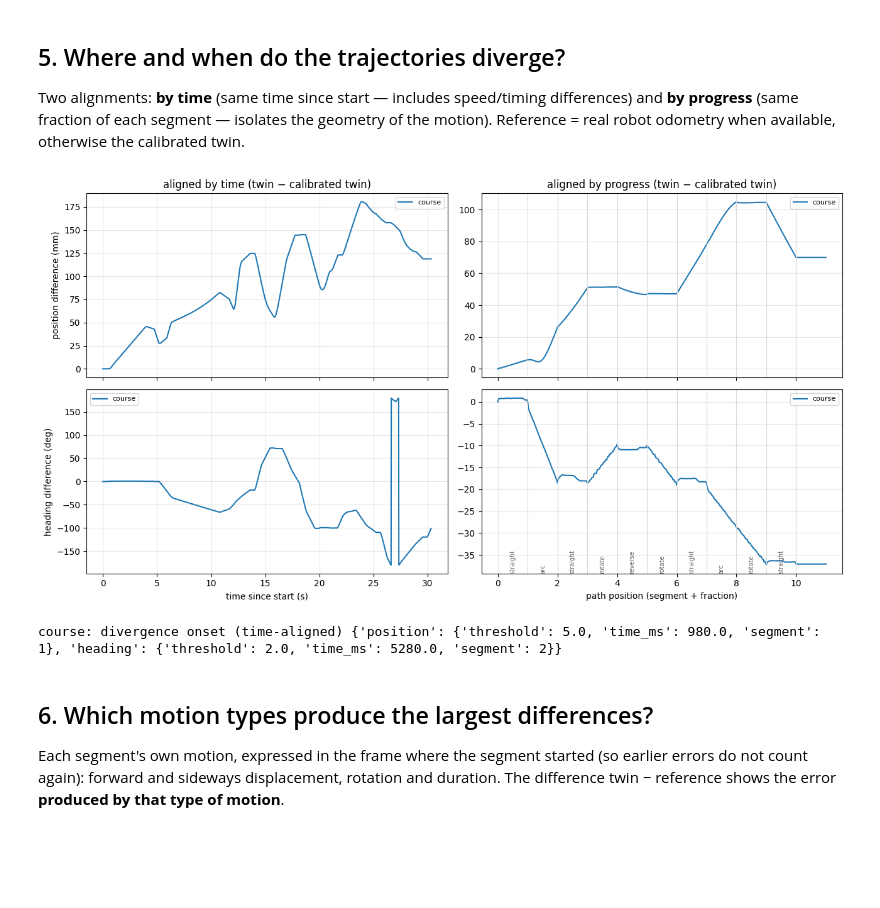
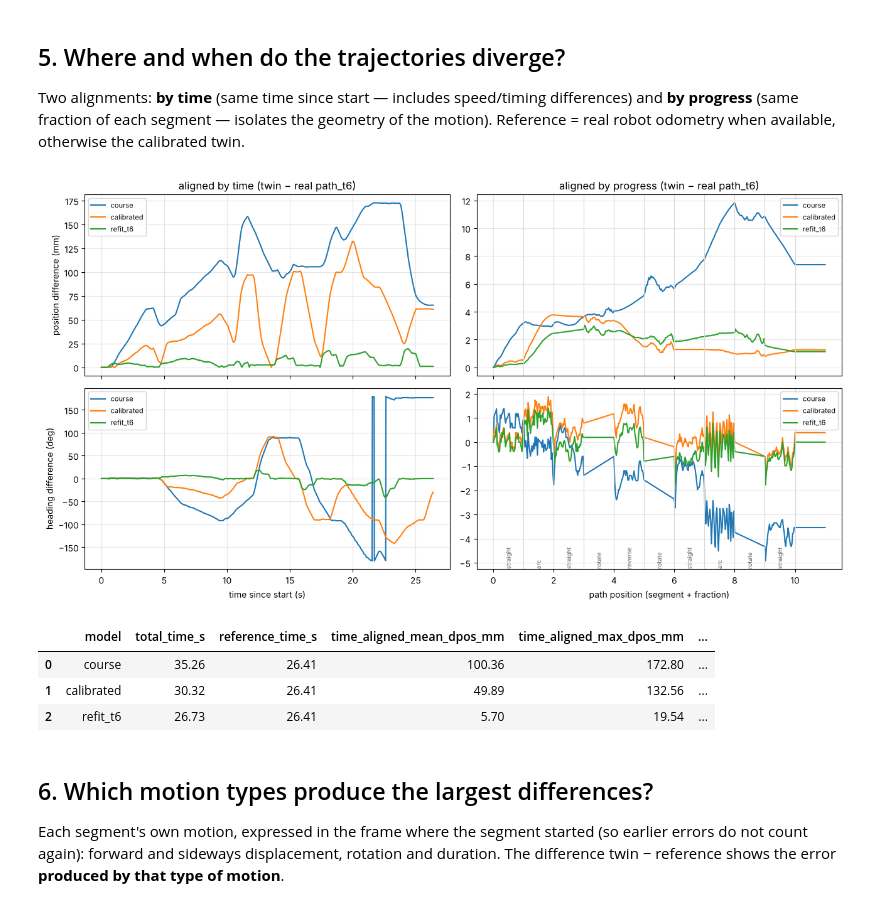
Before and after one commit to comradeofjustice/Bristol_odometry, a Jupyter notebook: 05_path_reproduction/analysis/path_reproduction_twin_vs_real.ipynb, the cells around one changed output. Saved outputs shown, nothing was run; the diff lists cells and outputs as text; code cells hidden in the pictures; blank space fills up the shorter version.

```diff
--- a/05_path_reproduction/analysis/path_reproduction_twin_vs_real.ipynb
+++ b/05_path_reproduction/analysis/path_reproduction_twin_vs_real.ipynb
@@ -137,39 +139,52 @@ cols_true = ("x_true_mm", "y_true_mm", "theta_true_rad")
 cols_odo = ("x_mm", "y_mm", "theta_rad")
 if real:
     ref = list(real.values())[0]; ref_cols = cols_odo; twin_cols = cols_odo   # like for like: odometry vs odometry
-    models = {"course": runs["course"], "calibrated": runs["calibrated"]}
+    models = {name: runs[name] for name in ("course", "calibrated", "refit_t6")}
 else:
     ref = runs["calibrated"]; ref_cols = cols_true; twin_cols = cols_true
     models = {"course": runs["course"]}
 
 fig, axes = plt.subplots(2, 2, figsize=(13, 7), sharex="col")
 onsets = {}
 for name, df in models.items():
     at = compare.align_by_time(ref, df, ref_cols, twin_cols)
     ap = compare.align_by_progress(ref, df, ref_cols, twin_cols)
     onsets[name] = compare.divergence_onset(at)
     axes[0, 0].plot(at.time_ms / 1000, at.dpos_mm, label=name)
     axes[1, 0].plot(at.time_ms / 1000, at.dth_deg, label=name)
     axes[0, 1].plot(ap.s, ap.dpos_mm, label=name)
     axes[1, 1].plot(ap.s, ap.dth_deg, label=name)
 for s in range(1, len(twin.PATH) + 1):
     for a in axes[:, 1]:
         a.axvline(s, color="0.85", lw=0.8)
 for k, kind in enumerate(twin.SEGMENT_KIND):
     axes[1, 1].text(k + 0.5, axes[1, 1].get_ylim()[0], kind, rotation=90, fontsize=7, ha="center", va="bottom", color="0.4")
 axes[0, 0].set_ylabel("position difference (mm)"); axes[1, 0].set_ylabel("heading difference (deg)")
 axes[1, 0].set_xlabel("time since start (s)"); axes[1, 1].set_xlabel("path position (segment + fraction)")
 axes[0, 0].set_title(f"aligned by time (twin − {REF_NAME})"); axes[0, 1].set_title(f"aligned by progress (twin − {REF_NAME})")
 for a in axes.flat:
     a.grid(alpha=0.3); a.legend(fontsize=8)
 plt.tight_layout()
 plt.savefig(f"{BASE}/analysis/divergence.png", dpi=120, bbox_inches="tight")
 plt.show()
-for name, o in onsets.items():
-    print(f"{name}: divergence onset (time-aligned) {o}")
+summary = []
+for name, df in models.items():
+    at = compare.align_by_time(ref, df, ref_cols, twin_cols)
+    ap = compare.align_by_progress(ref, df, ref_cols, twin_cols)
+    summary.append({"model": name, "total_time_s": df.time_ms.iloc[-1] / 1000,
+                    "reference_time_s": ref.time_ms.iloc[-1] / 1000,
+                    "time_aligned_mean_dpos_mm": at.dpos_mm.mean(), "time_aligned_max_dpos_mm": at.dpos_mm.max(),
+                    "progress_aligned_max_dpos_mm": ap.dpos_mm.max(),
+                    "progress_aligned_max_dheading_deg": ap.dth_deg.abs().max(),
+                    "onset_5mm_s": (onsets[name]["position"] or {}).get("time_ms", np.nan) / 1000})
+summary = pd.DataFrame(summary).round(2)
+summary
 # %% [output]
-[figure, old version]
+[figure, new version]
-course: divergence onset (time-aligned) {'position': {'threshold': 5.0, 'time_ms': 980.0, 'segment': 1}, 'heading': {'threshold': 2.0, 'time_ms': 5280.0, 'segment': 2}}
+|  | model | total_time_s | reference_time_s | time_aligned_mean_dpos_mm | time_aligned_max_dpos_mm | ... |
+| 0 | course | 35.26 | 26.41 | 100.36 | 172.80 | ... |
+| 1 | calibrated | 30.32 | 26.41 | 49.89 | 132.56 | ... |
+| 2 | refit_t6 | 26.73 | 26.41 | 5.70 | 19.54 | ... |
 # %% [markdown]
 ## 6. Which motion types produce the largest differences?
 
```
Also changed, not shown: parts of 9 cells of this notebook, 19 other files.
